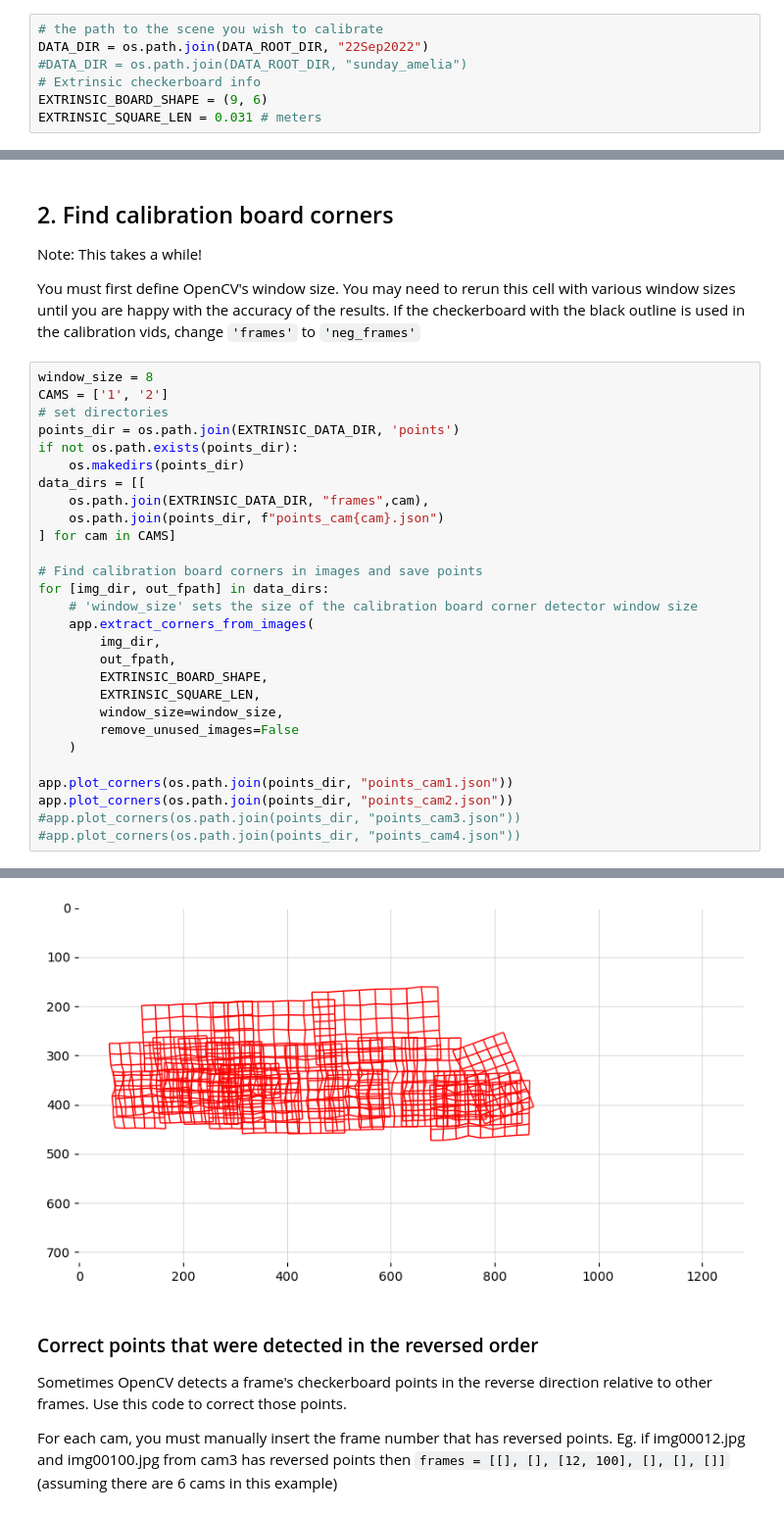
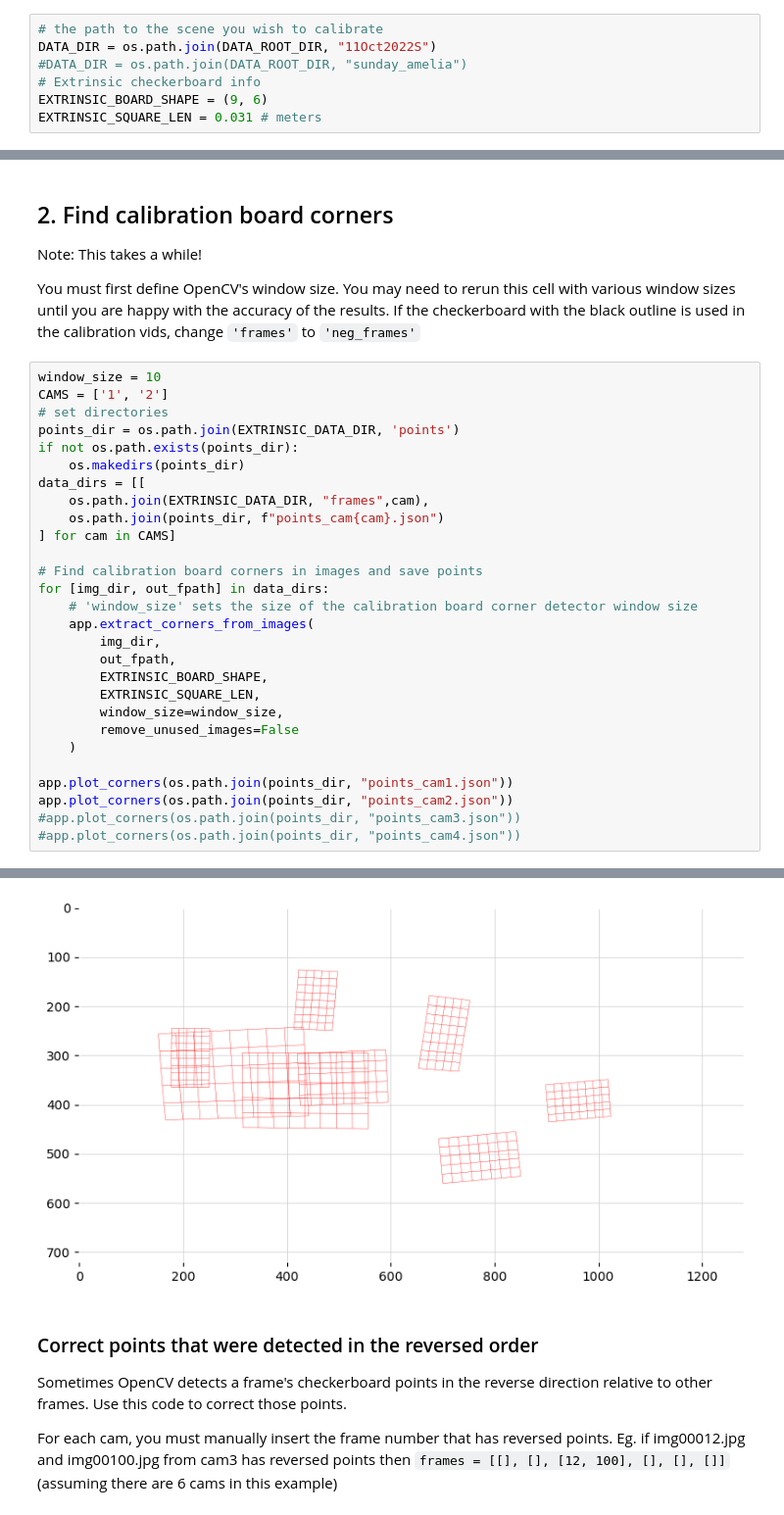
Before and after one commit to Amaan24/AcinoSetRotating, a Jupyter notebook: src/calib_with_gui.ipynb, the cells around one changed output, grey strips where cells are left out. Shown: that part at 98% size. Drawn from its saved outputs; the diff is of its cells as text.

````diff
--- a/src/calib_with_gui.ipynb
+++ b/src/calib_with_gui.ipynb
@@ -128,7 +128,7 @@ scene = app.plot_points_fisheye_undistort(
 ## 0. Define params
 # %%
 # the path to the scene you wish to calibrate
-DATA_DIR = os.path.join(DATA_ROOT_DIR, "22Sep2022")
+DATA_DIR = os.path.join(DATA_ROOT_DIR, "11Oct2022S")
 #DATA_DIR = os.path.join(DATA_ROOT_DIR, "sunday_amelia")
 # Extrinsic checkerboard info
 EXTRINSIC_BOARD_SHAPE = (9, 6)
@@ -199,7 +199,7 @@ Note: This takes a while!
 You must first define OpenCV's window size. You may need to rerun this cell with various window sizes until you are happy with the accuracy of the results.
 If the checkerboard with the black outline is used in the calibration vids, change ```'frames'``` to ```'neg_frames'```
 # %%
-window_size = 8
+window_size = 10
 CAMS = ['1', '2']
 # set directories
 points_dir = os.path.join(EXTRINSIC_DATA_DIR, 'points')
@@ -248,4 +251,4 @@ Saving points to ..\data\22Sep2022\extrinsic_calib\points\points_cam2.json
-[figure, old version]
+[figure, new version]
 # %% [markdown]
 ### Correct points that were detected in the reversed order
 Sometimes OpenCV detects a frame's checkerboard points in the reverse direction relative to other frames. Use this code to correct those points.
````
Also changed, not shown: parts of 3 cells of this notebook, 27 other files.
